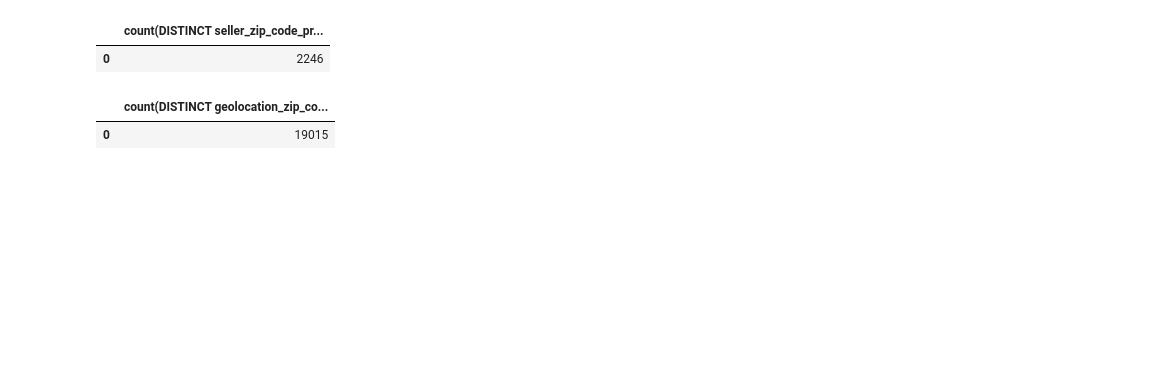
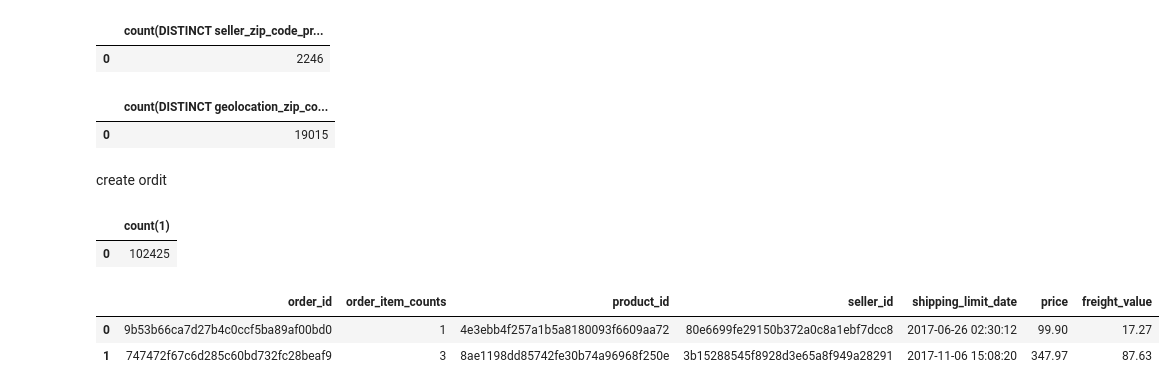
Before and after one commit to NainaAgrawal/ecommerce_sales_analysis, a Jupyter notebook: ecommerceanalysis.ipynb, the cells around one changed output. Cells and saved outputs as stored; diff of their text form; code cells hidden in the pictures; blank space fills up the shorter version.

```diff
--- a/ecommerceanalysis.ipynb
+++ b/ecommerceanalysis.ipynb
@@ -185,3 +191,22 @@ hc.sql('''select count(distinct geolocation_zip_code_prefix) from geo limit 1'''
 # %% [output]
 |  | count(DISTINCT geolocation_zip_co... |
 | 0 | 19015 |
+# %% [markdown]
+create ordit
+# %%
+%%time
+hc.sql('''drop table if exists ordit1''')
+hc.sql('''create table ordit1 as
+select order_id, count(distinct order_item_id) as order_item_counts, product_id, seller_id, shipping_limit_date, sum(price) as price, sum(freight_value) as freight_value
+ from ordit group by order_id, product_id, seller_id, shipping_limit_date ''')
+
+hc.sql('''select count(*) from ordit1 ''').toPandas()
+# %% [output]
+|  | count(1) |
+| 0 | 102425 |
+# %%
+hc.sql('''select * from ordit1 limit 2''').toPandas()
+# %% [output]
+|  | order_id | order_item_counts | product_id | seller_id | shipping_limit_date | price | freight_value |
+| 0 | 9b53b66ca7d27b4c0ccf5ba89af00bd0 | 1 | 4e3ebb4f257a1b5a8180093f6609aa72 | 80e6699fe29150b372a0c8a1ebf7dcc8 | 2017-06-26 02:30:12 | 99.90 | 17.27 |
+| 1 | 747472f67c6d285c60bd732fc28beaf9 | 3 | 8ae1198dd85742fe30b74a96968f250e | 3b15288545f8928d3e65a8f949a28291 | 2017-11-06 15:08:20 | 347.97 | 87.63 |
```
Also changed, not shown: parts of 7 cells of this notebook.
